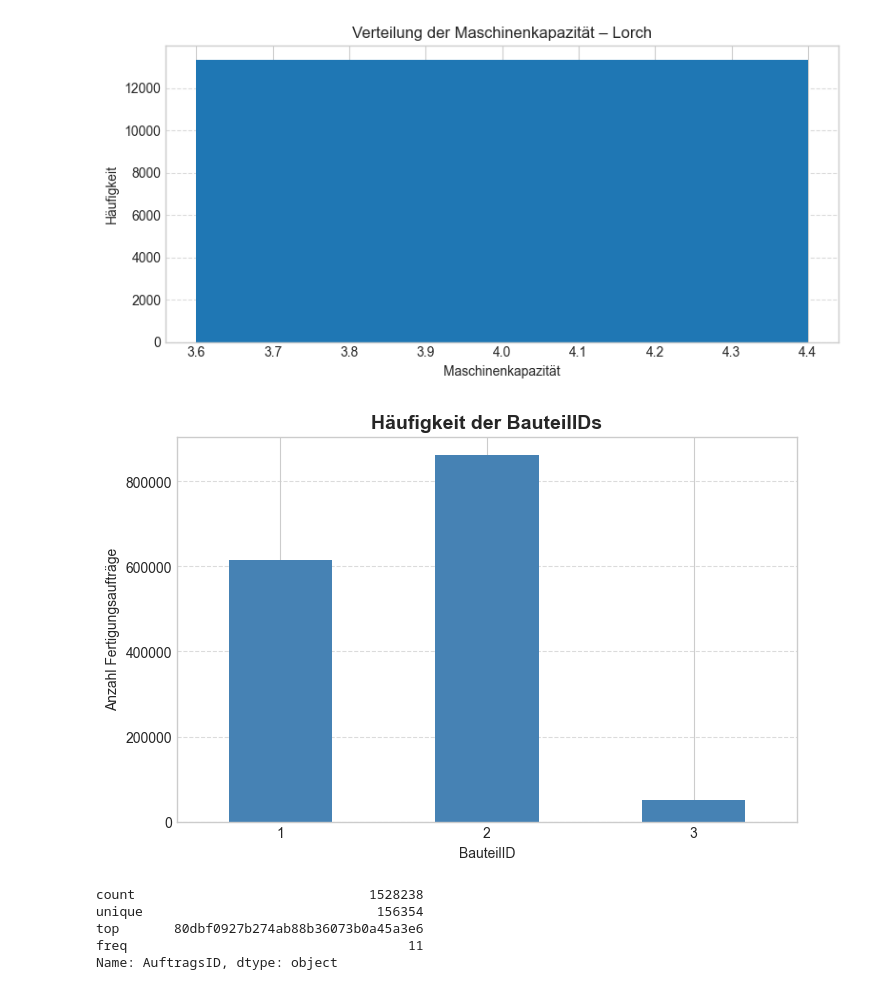
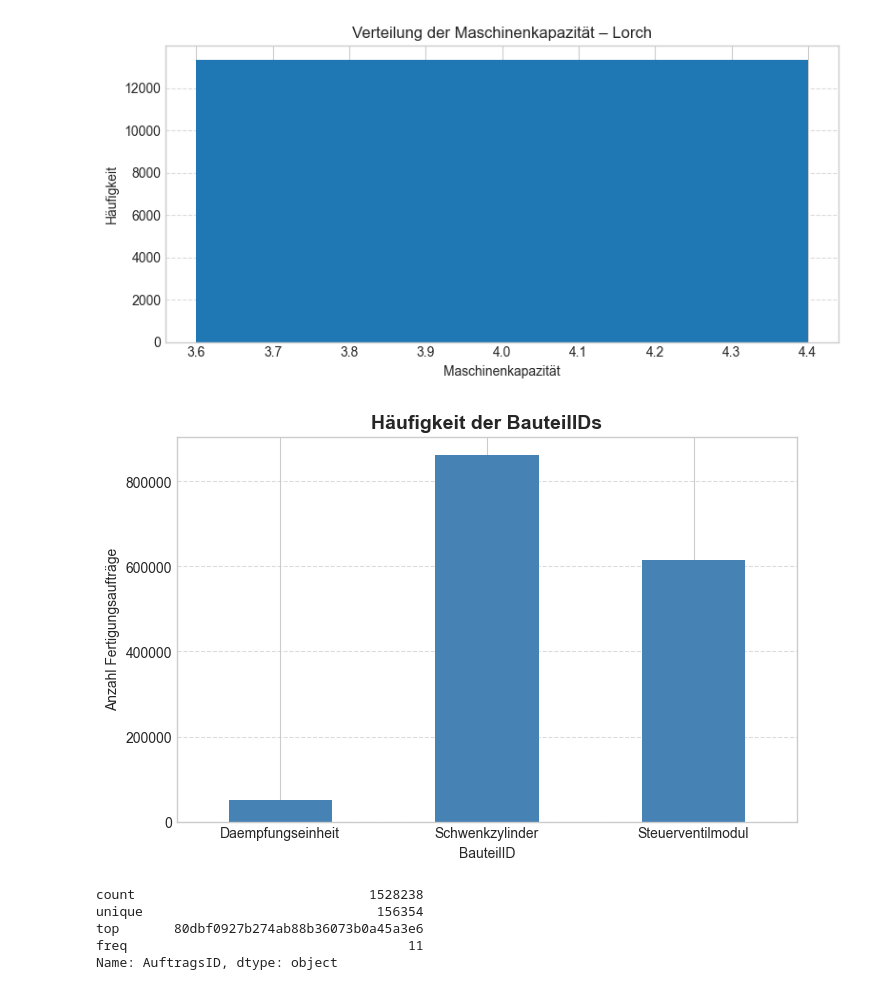
Before and after one commit to abi2310/hackathon, a Jupyter notebook: notebooks/data_understanding_univariate.ipynb, the cells around one changed output. Saved outputs shown, nothing was run; the diff lists cells and outputs as text; code cells hidden in the pictures.

```diff
--- a/notebooks/data_understanding_univariate.ipynb
+++ b/notebooks/data_understanding_univariate.ipynb
@@ -68,16 +68,16 @@ for maschine in maschinen:
 [figure]
 # %%
 plt.figure(figsize=(8,5))
-data['BauteilID'].value_counts().sort_index().plot(kind='bar', color='steelblue')
+data['Bauteilbezeichnung'].value_counts().sort_index().plot(kind='bar', color='steelblue')
 
 plt.title('Häufigkeit der BauteilIDs', fontsize=14, fontweight='bold')
 plt.xlabel('BauteilID')
 plt.ylabel('Anzahl Fertigungsaufträge')
 plt.xticks(rotation=0)
 plt.grid(axis='y', linestyle='--', alpha=0.7)
 plt.show()
 # %% [output]
-[figure, old version]
+[figure, new version]
 # %%
 data['AuftragsID'].describe()
 # AuftragsID kommt öfters die selbe vor
```
Also changed, not shown: 16 other files.
